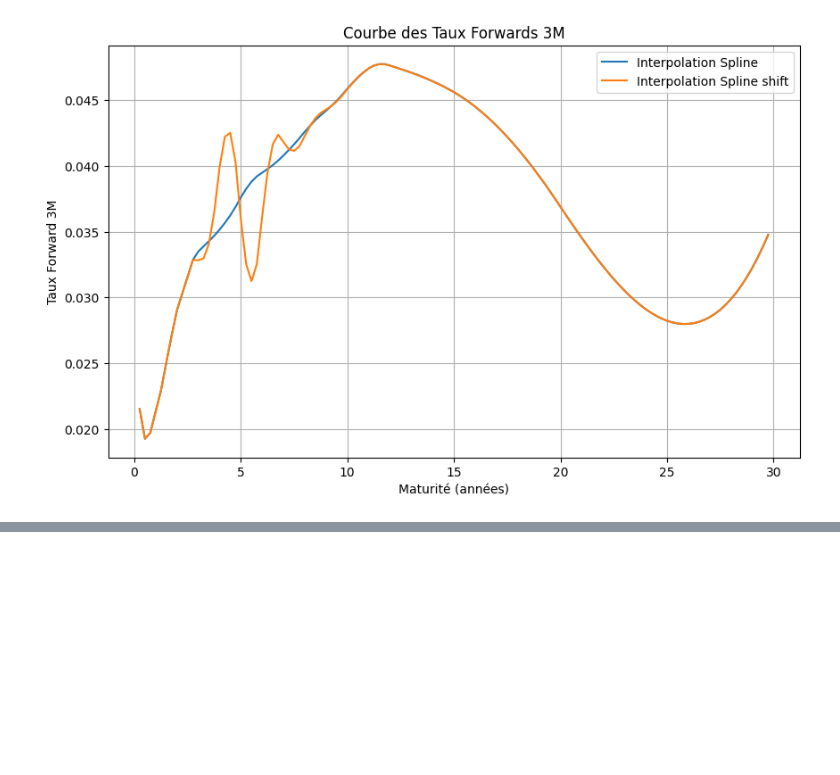
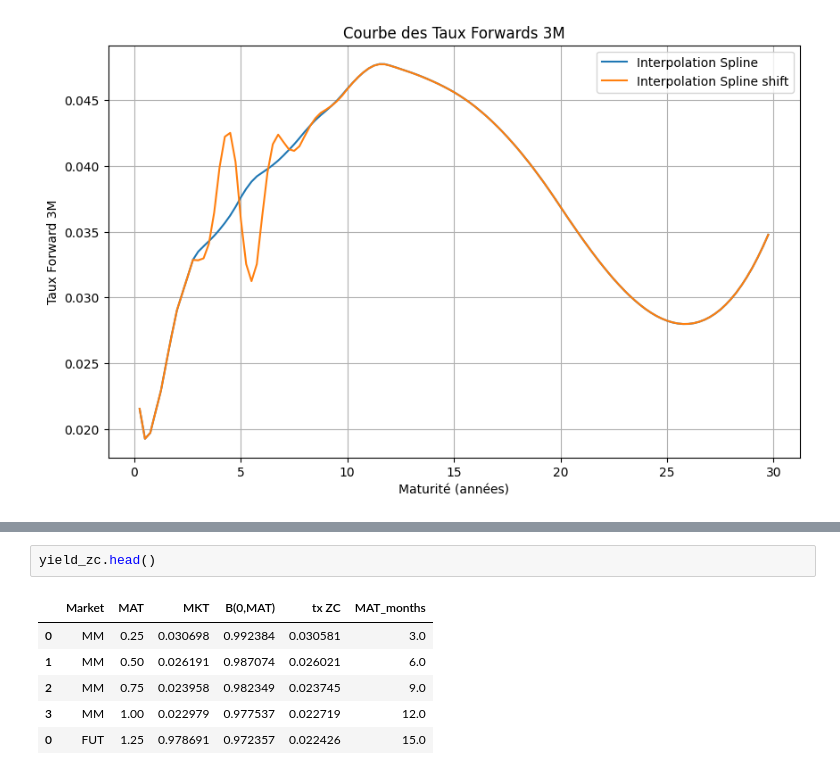
Before and after one commit to usenameFD/Asset-management, a Jupyter notebook: Yield Curve/yield.ipynb, the cells around one changed output, grey strips where cells are left out. Drawn from its saved outputs; the diff is of its cells as text; blank space fills up the shorter version.

```diff
--- a/Yield Curve/yield.ipynb
+++ b/Yield Curve/yield.ipynb
@@ -212,0 +217,9 @@ plot_forward_curve(forward_rates_bumped, columns=["Interpolation Spline", "Inter
+# %%
+yield_zc.head()
+# %% [output]
+|  | Market | MAT | MKT | B(0,MAT) | tx ZC | MAT_months |
+| 0 | MM | 0.25 | 0.030698 | 0.992384 | 0.030581 | 3.0 |
+| 1 | MM | 0.50 | 0.026191 | 0.987074 | 0.026021 | 6.0 |
+| 2 | MM | 0.75 | 0.023958 | 0.982349 | 0.023745 | 9.0 |
+| 3 | MM | 1.00 | 0.022979 | 0.977537 | 0.022719 | 12.0 |
+| 0 | FUT | 1.25 | 0.978691 | 0.972357 | 0.022426 | 15.0 |
```
Also changed, not shown: parts of 16 cells of this notebook, 1 other file.
